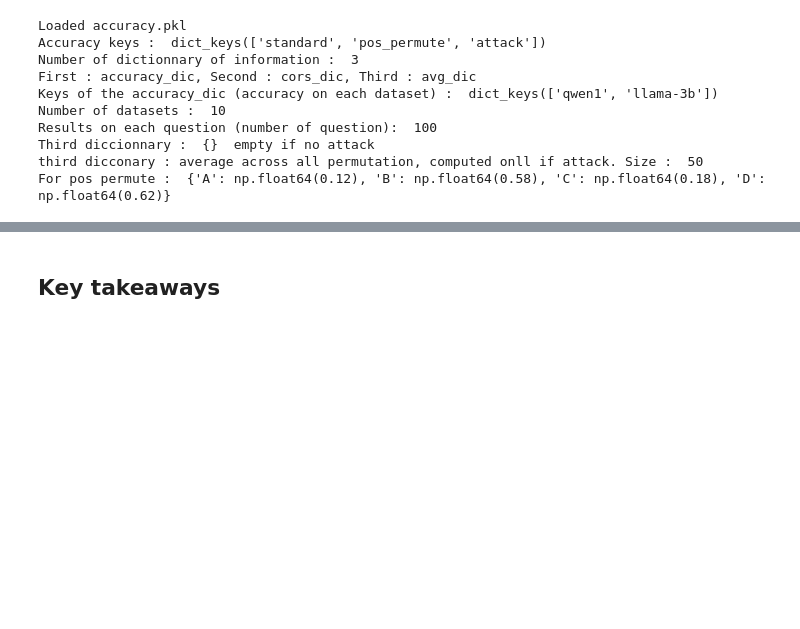
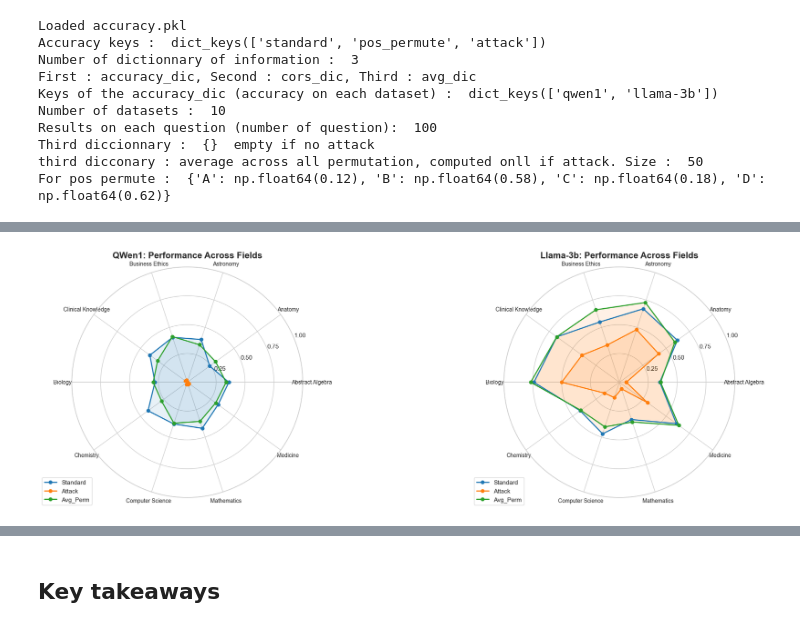
Before and after one commit to Edarfix/FoolyourVLLMs, a Jupyter notebook: analysis.ipynb, the cells around one changed output, grey strips where cells are left out. Drawn from its saved outputs; the diff is of its cells as text; code cells hidden in the pictures; blank space fills up the shorter version.

```diff
--- a/analysis.ipynb
+++ b/analysis.ipynb
@@ -452,3 +261,64 @@ Passing `palette` without assigning `hue` is deprecated and will be removed in v
+# %%
+# Create a figure with GridSpec for layout
+fig = plt.figure(figsize=(22, 30))
+gs = GridSpec(5, 2, height_ratios=[1, 1.5, 1.5, 1.5, 1.5])
+
+
+ax3 = fig.add_subplot(gs[1, 0], polar=True)
+ax4 = fig.add_subplot(gs[1, 1], polar=True)
+
+# Prepare data for radar chart
+categories = df_fields['Display_Name'].tolist()
+qwen_values = [
+    df_fields['QWen1_Standard_Acc'].tolist(),
+    df_fields['QWen1_Attack_Valid'].tolist(),
+    df_fields['QWen1_Attack_Average'].tolist()
+]
+llama_values = [
+    df_fields['Llama3b_Standard_Acc'].tolist(),
+    df_fields['Llama3b_Attack_Valid'].tolist(),
+    df_fields['Llama3b_Attack_Average'].tolist()
+]
+
+# Number of fields
+N = len(categories)
+
+# Compute the angle for each field
+angles = [n / float(N) * 2 * np.pi for n in range(N)]
+angles += angles[:1]  # Close the loop
+
+# Plot QWen1
+for i, values in enumerate(qwen_values):
+    values += values[:1]
+    ax3.plot(angles, values, 'o-', linewidth=2, label=['Standard', 'Attack', 'Avg_Perm'][i], color=colors[i])
+    ax3.fill(angles, values, alpha=0.1, color=COLORS['qwen1'])
+
+# Plot Llama-3b
+for i, values in enumerate(llama_values):
+    values += values[:1]
+    ax4.plot(angles, values, 'o-', linewidth=2, label=['Standard', 'Attack', 'Avg_Perm'][i], color=colors[i])
+    ax4.fill(angles, values, alpha=0.1, color=COLORS['llama-3b'])
+
+# Set labels and styling for both radar charts
+for ax in [ax3, ax4]:
+    ax.set_xticks(angles[:-1])
+    ax.set_xticklabels(categories, fontsize=10)
+    ax.set_yticks([0.25, 0.5, 0.75, 1.0])
+    ax.set_yticklabels(['0.25', '0.50', '0.75', '1.00'])
+    ax.set_ylim(0, 1)
+    ax.legend(loc='upper right', bbox_to_anchor=(0.1, 0.1))
+
+ax3.set_title('QWen1: Performance Across Fields', fontsize=16, fontweight='bold')
+ax4.set_title('Llama-3b: Performance Across Fields', fontsize=16, fontweight='bold')
+
+
+# Adjust layout
+plt.tight_layout()
+
+plt.savefig('Images\comprehensive_performance_analysis.png', dpi=300, bbox_inches='tight')
+plt.show()
+# %% [output]
+[figure, added]
 # %%
 def plot_split_field_comparison(model_name, standard_accuracy, pos_permute_accuracy):
     plt.figure(figsize=(14, 8))
```
Also changed, not shown: parts of 18 cells of this notebook, 4 other files.
